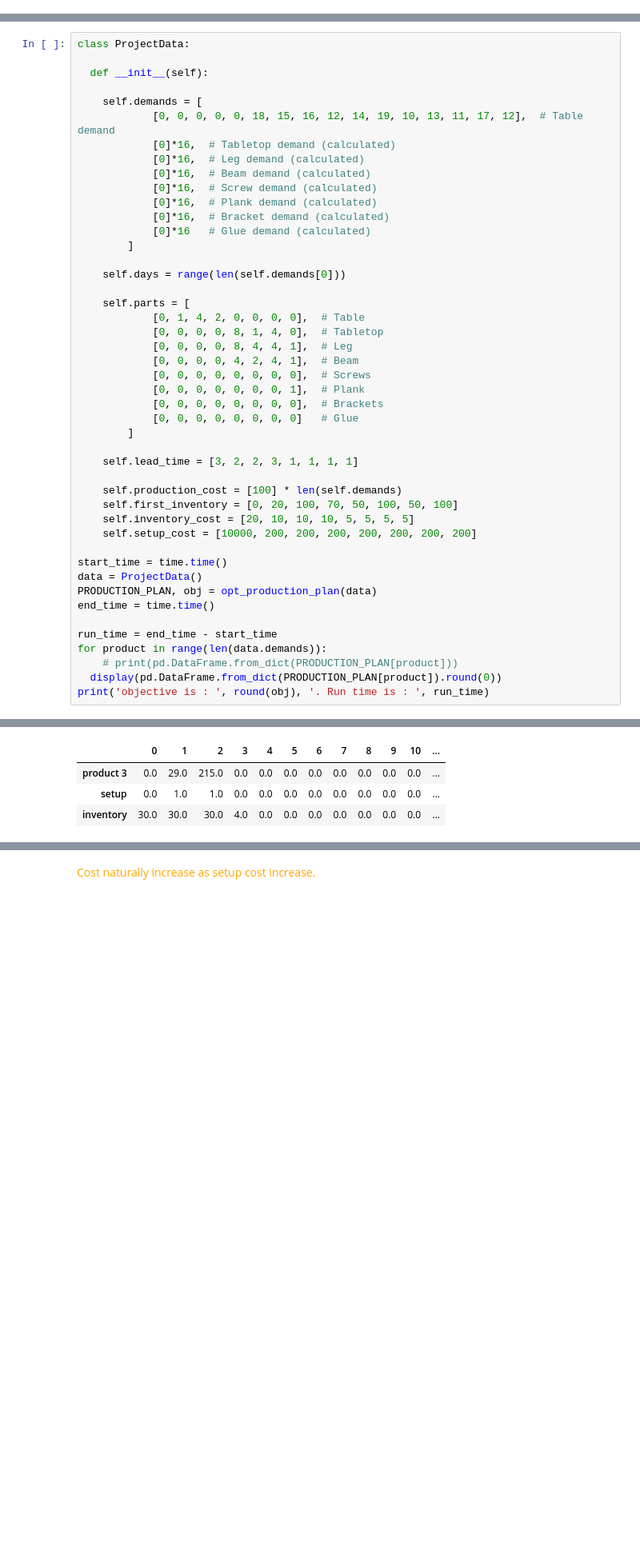
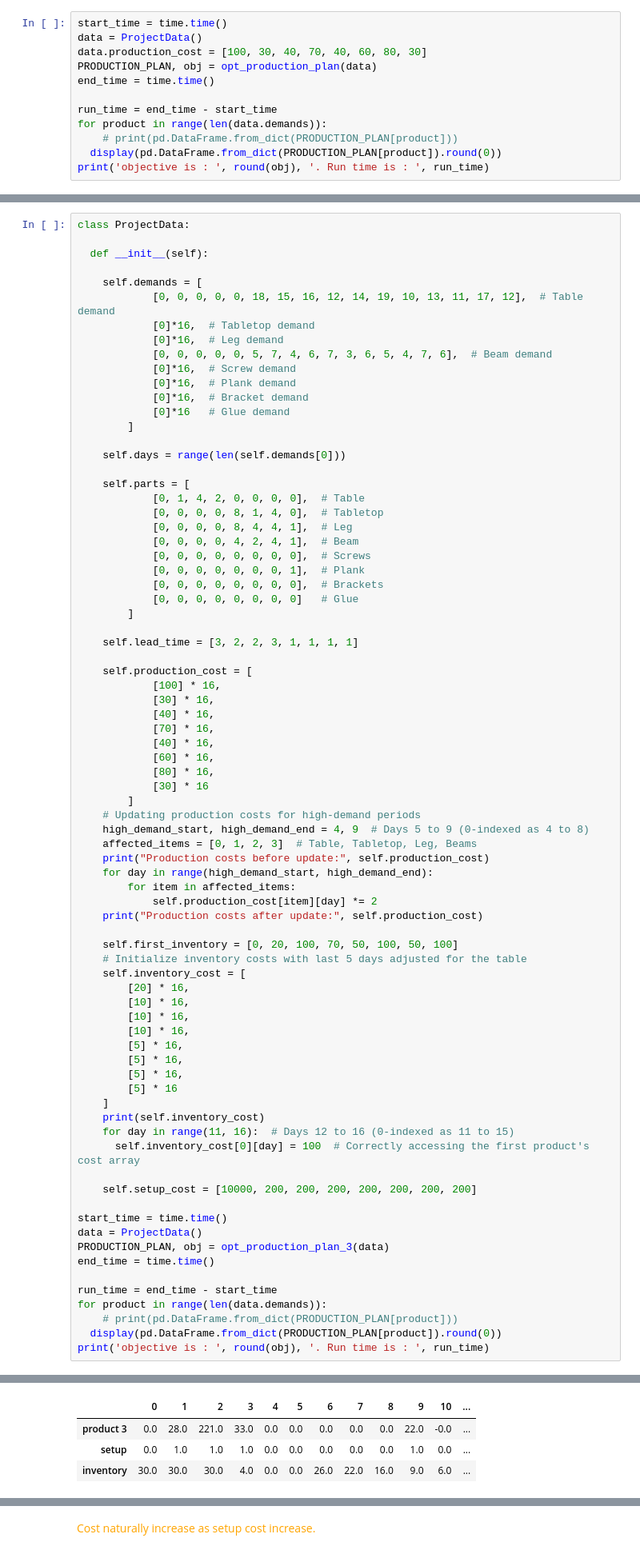
Before and after one commit to Ualh/operation_management, a Jupyter notebook: group7.ipynb, the cells around one changed output, grey strips where cells are left out. Shown at 80% size. Drawn from its saved outputs; the diff is of its cells as text; blank space fills up the shorter version.

```diff
--- a/group7.ipynb
+++ b/group7.ipynb
@@ -919,0 +809,12 @@ objective is :  914606 . Run time is :  10.297384262084961
+# %%
+start_time = time.time()
+data = ProjectData()
+data.production_cost = [100, 30, 40, 70, 40, 60, 80, 30]
+PRODUCTION_PLAN, obj = opt_production_plan(data)
+end_time = time.time()
+
+run_time = end_time - start_time
+for product in range(len(data.demands)):
+    # print(pd.DataFrame.from_dict(PRODUCTION_PLAN[product]))
+  display(pd.DataFrame.from_dict(PRODUCTION_PLAN[product]).round(0))
+print('objective is : ', round(obj), '. Run time is : ', run_time)
@@ -1377,13 +1288,13 @@ class ProjectData:
 
     self.demands = [
             [0, 0, 0, 0, 0, 18, 15, 16, 12, 14, 19, 10, 13, 11, 17, 12],  # Table demand
-            [0]*16,  # Tabletop demand (calculated)
-            [0]*16,  # Leg demand (calculated)
-            [0]*16,  # Beam demand (calculated)
-            [0]*16,  # Screw demand (calculated)
-            [0]*16,  # Plank demand (calculated)
-            [0]*16,  # Bracket demand (calculated)
-            [0]*16   # Glue demand (calculated)
+            [0]*16,  # Tabletop demand
+            [0]*16,  # Leg demand
+            [0, 0, 0, 0, 0, 5, 7, 4, 6, 7, 3, 6, 5, 4, 7, 6],  # Beam demand
+            [0]*16,  # Screw demand
+            [0]*16,  # Plank demand
+            [0]*16,  # Bracket demand
+            [0]*16   # Glue demand
         ]
 
     self.days = range(len(self.demands[0]))
@@ -1401,14 +1312,46 @@ class ProjectData:
 
     self.lead_time = [3, 2, 2, 3, 1, 1, 1, 1]
 
-    self.production_cost = [100] * len(self.demands)
+    self.production_cost = [
+            [100] * 16,
+            [30] * 16,
+            [40] * 16,
+            [70] * 16,
+            [40] * 16,
+            [60] * 16,
+            [80] * 16,
+            [30] * 16
+        ]
+    # Updating production costs for high-demand periods
+    high_demand_start, high_demand_end = 4, 9  # Days 5 to 9 (0-indexed as 4 to 8)
+    affected_items = [0, 1, 2, 3]  # Table, Tabletop, Leg, Beams
+    print("Production costs before update:", self.production_cost)
+    for day in range(high_demand_start, high_demand_end):
+        for item in affected_items:
+            self.production_cost[item][day] *= 2
+    print("Production costs after update:", self.production_cost)
+
     self.first_inventory = [0, 20, 100, 70, 50, 100, 50, 100]
-    self.inventory_cost = [20, 10, 10, 10, 5, 5, 5, 5]
+    # Initialize inventory costs with last 5 days adjusted for the table
+    self.inventory_cost = [
+        [20] * 16,
+        [10] * 16,
+        [10] * 16,
+        [10] * 16,
+        [5] * 16,
+        [5] * 16,
+        [5] * 16,
+        [5] * 16
+    ]
+    print(self.inventory_cost)
+    for day in range(11, 16):  # Days 12 to 16 (0-indexed as 11 to 15)
+      self.inventory_cost[0][day] = 100  # Correctly accessing the first product's cost array
+
     self.setup_cost = [10000, 200, 200, 200, 200, 200, 200, 200]
 
 start_time = time.time()
 data = ProjectData()
-PRODUCTION_PLAN, obj = opt_production_plan(data)
+PRODUCTION_PLAN, obj = opt_production_plan_3(data)
 end_time = time.time()
 
 run_time = end_time - start_time
@@ -1437,7 +1383,7 @@ print('objective is : ', round(obj), '. Run time is : ', run_time)
 | setup | 0.0 | 1.0 | 1.0 | 1.0 | 0.0 | 0.0 | 0.0 | 0.0 | 0.0 | 0.0 | 0.0 | ... |
 | inventory | 20.0 | 20.0 | 20.0 | 0.0 | 0.0 | 0.0 | 0.0 | 0.0 | 0.0 | 0.0 | 0.0 | ... |
 |  | 0 | 1 | 2 | 3 | 4 | 5 | 6 | 7 | 8 | 9 | 10 | ... |
-| product 3 | 0.0 | 29.0 | 215.0 | 0.0 | 0.0 | 0.0 | 0.0 | 0.0 | 0.0 | 0.0 | 0.0 | ... |
-| setup | 0.0 | 1.0 | 1.0 | 0.0 | 0.0 | 0.0 | 0.0 | 0.0 | 0.0 | 0.0 | 0.0 | ... |
-| inventory | 30.0 | 30.0 | 30.0 | 4.0 | 0.0 | 0.0 | 0.0 | 0.0 | 0.0 | 0.0 | 0.0 | ... |
+| product 3 | 0.0 | 28.0 | 221.0 | 33.0 | 0.0 | 0.0 | 0.0 | 0.0 | 0.0 | 22.0 | -0.0 | ... |
+| setup | 0.0 | 1.0 | 1.0 | 1.0 | 0.0 | 0.0 | 0.0 | 0.0 | 0.0 | 1.0 | 0.0 | ... |
+| inventory | 30.0 | 30.0 | 30.0 | 4.0 | 0.0 | 0.0 | 26.0 | 22.0 | 16.0 | 9.0 | 6.0 | ... |
 |  | 0 | 1 | 2 | 3 | 4 | 5 | 6 | 7 | 8 | 9 | 10 | ... |
```
Also changed, not shown: parts of 30 cells of this notebook, 21 other files.
